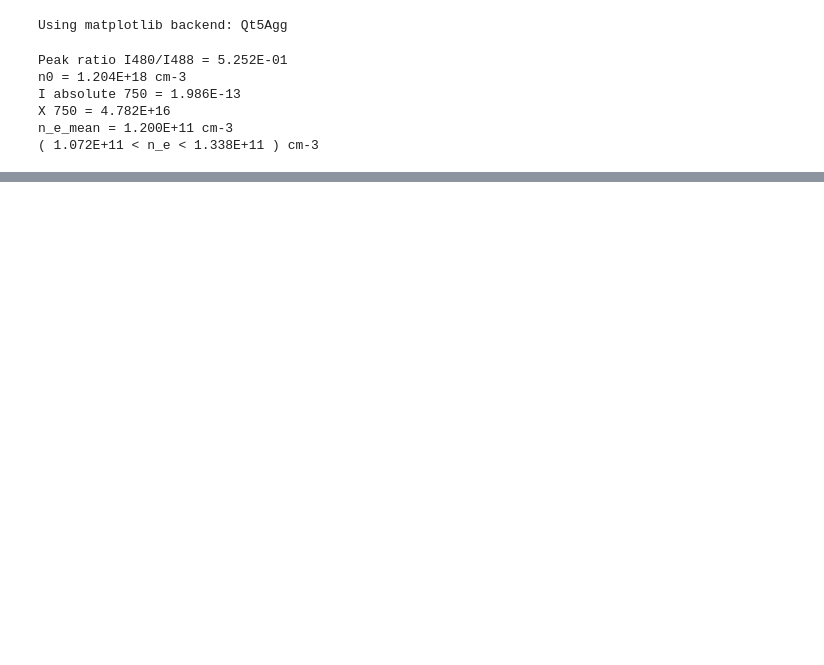
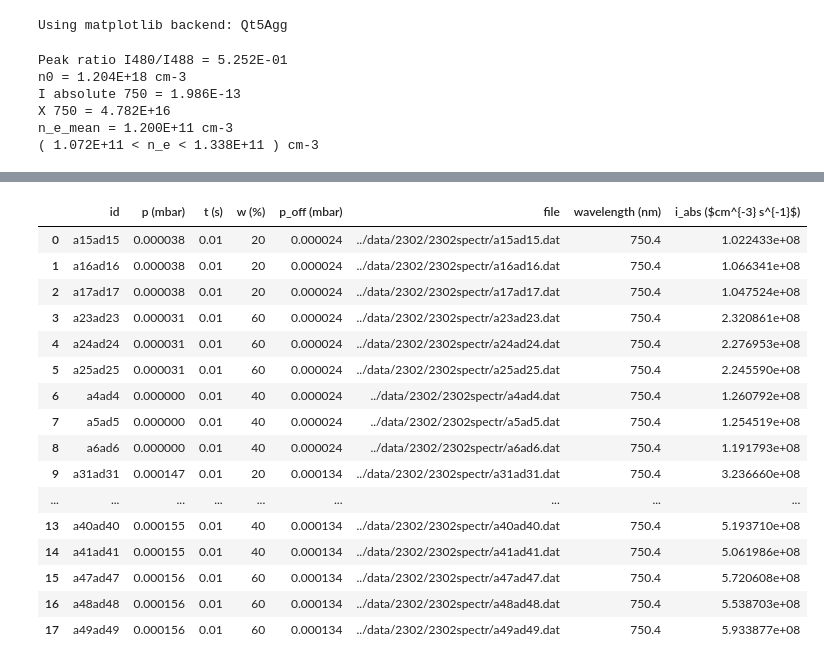
Before and after one commit to grigolet/lab16gym, a Jupyter notebook: notebooks/peak_analysis_ar_2302.ipynb, the cells around one changed output, grey strips where cells are left out. Cells and saved outputs as stored; diff of their text form; code cells hidden in the pictures; blank space fills up the shorter version.

```diff
--- a/notebooks/peak_analysis_ar_2302.ipynb
+++ b/notebooks/peak_analysis_ar_2302.ipynb
@@ -105,25 +111,46 @@ a
 # %%
 # create pandas dataframe for temperatures
 # open the json file
 df_spectra_T = pd.DataFrame()
 with open('../config_p1_2302.json') as file:
     data = json.load(file)
     df = pd.read_json(json.dumps(data['T']), orient='index')
     df['p_off'] = p1_off
     df_spectra_T = pd.concat([df_spectra_T, df])
 
 with open('../config_p2_2302.json') as file:
     data = json.load(file)
     df = pd.read_json(json.dumps(data['T']), orient='index')
     df['p_off'] = p2_off
     df_spectra_T = pd.concat([df_spectra_T, df])
 
 df_spectra_T = df_spectra_T.reset_index()
 df_spectra_T = df_spectra_T.rename(columns={'index': 'id'})
 
 folder_path = '../data/2302/2302spectr/'
 extension = '.dat'
 
 df_spectra_T['file'] = folder_path + df_spectra_T['id'] + extension
 df_spectra_T['wavelength'] = 750.4
 df_spectra_T['i_abs'] = df_spectra_T.apply(lambda x: functions.get_absolute_intensity_2(x['file'],x['t'], x['wavelength']), axis=1)
+df_spectra_T.columns = ['id', 'p (mbar)', 't (s)', 'w (%)', 'p_off (mbar)', 'file',
+                       'wavelength (nm)', 'i_abs ($cm^{-3} s^{-1}$)']
+df_spectra_T
+# %% [output]
+|  | id | p (mbar) | t (s) | w (%) | p_off (mbar) | file | wavelength (nm) | i_abs ($cm^{-3} s^{-1}$) |
+| 0 | a15ad15 | 0.000038 | 0.01 | 20 | 0.000024 | ../data/2302/2302spectr/a15ad15.dat | 750.4 | 1.022433e+08 |
+| 1 | a16ad16 | 0.000038 | 0.01 | 20 | 0.000024 | ../data/2302/2302spectr/a16ad16.dat | 750.4 | 1.066341e+08 |
+| 2 | a17ad17 | 0.000038 | 0.01 | 20 | 0.000024 | ../data/2302/2302spectr/a17ad17.dat | 750.4 | 1.047524e+08 |
+| 3 | a23ad23 | 0.000031 | 0.01 | 60 | 0.000024 | ../data/2302/2302spectr/a23ad23.dat | 750.4 | 2.320861e+08 |
+| 4 | a24ad24 | 0.000031 | 0.01 | 60 | 0.000024 | ../data/2302/2302spectr/a24ad24.dat | 750.4 | 2.276953e+08 |
+| 5 | a25ad25 | 0.000031 | 0.01 | 60 | 0.000024 | ../data/2302/2302spectr/a25ad25.dat | 750.4 | 2.245590e+08 |
+| 6 | a4ad4 | 0.000000 | 0.01 | 40 | 0.000024 | ../data/2302/2302spectr/a4ad4.dat | 750.4 | 1.260792e+08 |
+| 7 | a5ad5 | 0.000000 | 0.01 | 40 | 0.000024 | ../data/2302/2302spectr/a5ad5.dat | 750.4 | 1.254519e+08 |
+| 8 | a6ad6 | 0.000000 | 0.01 | 40 | 0.000024 | ../data/2302/2302spectr/a6ad6.dat | 750.4 | 1.191793e+08 |
+| 9 | a31ad31 | 0.000147 | 0.01 | 20 | 0.000134 | ../data/2302/2302spectr/a31ad31.dat | 750.4 | 3.236660e+08 |
+| ... | ... | ... | ... | ... | ... | ... | ... | ... |
+| 13 | a40ad40 | 0.000155 | 0.01 | 40 | 0.000134 | ../data/2302/2302spectr/a40ad40.dat | 750.4 | 5.193710e+08 |
+| 14 | a41ad41 | 0.000155 | 0.01 | 40 | 0.000134 | ../data/2302/2302spectr/a41ad41.dat | 750.4 | 5.061986e+08 |
+| 15 | a47ad47 | 0.000156 | 0.01 | 60 | 0.000134 | ../data/2302/2302spectr/a47ad47.dat | 750.4 | 5.720608e+08 |
+| 16 | a48ad48 | 0.000156 | 0.01 | 60 | 0.000134 | ../data/2302/2302spectr/a48ad48.dat | 750.4 | 5.538703e+08 |
+| 17 | a49ad49 | 0.000156 | 0.01 | 60 | 0.000134 | ../data/2302/2302spectr/a49ad49.dat | 750.4 | 5.933877e+08 |
```
Also changed, not shown: parts of 5 cells of this notebook, 1 other file.
